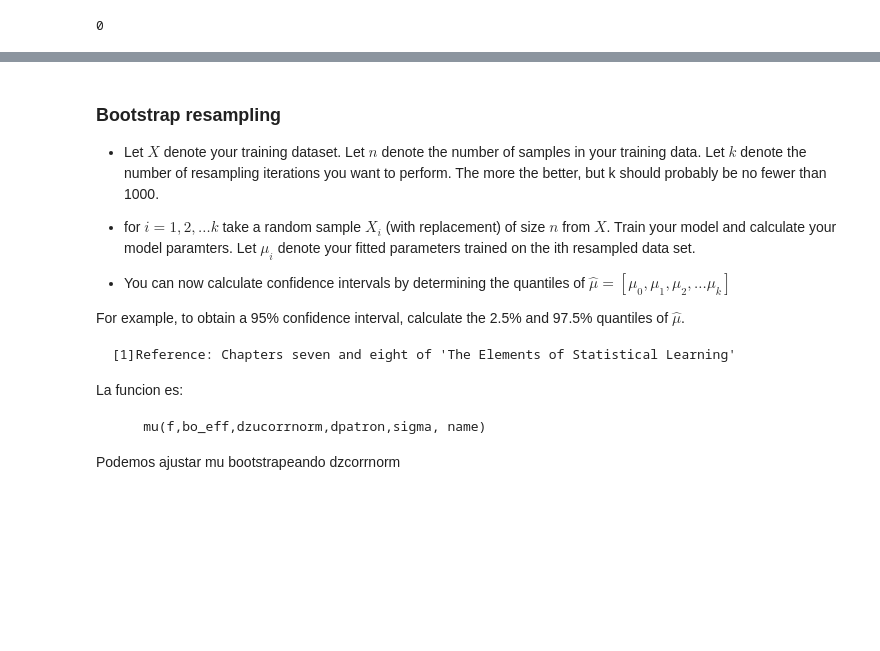
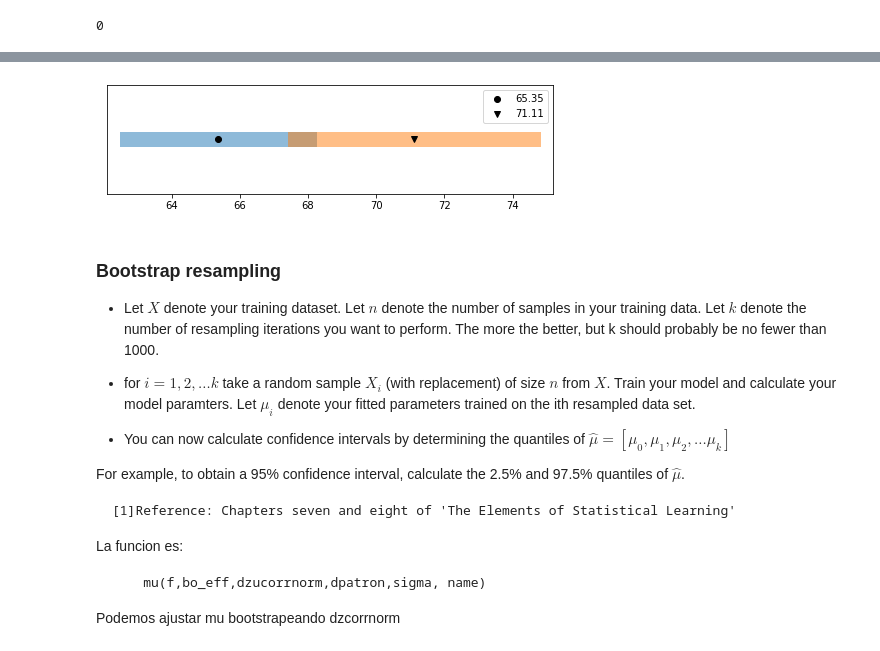
Before and after one commit to carabedo/iamend_test, a Jupyter notebook: test conf int nonlinear.ipynb, the cells around one changed output, grey strips where cells are left out. Drawn from its saved outputs; the diff is of its cells as text; code cells hidden in the pictures; blank space fills up the shorter version.

```diff
--- a/test conf int nonlinear.ipynb
+++ b/test conf int nonlinear.ipynb
@@ -159,3 +160,8 @@ compare(exp,exp2,muestra)
+# %%
+muestra='1010-M01'
+compare(exp,exp2,muestra)
+# %% [output]
+[figure, added]
 # %% [markdown]
 ### Bootstrap resampling
 
```
Also changed, not shown: parts of 20 cells of this notebook, 2 other files.
